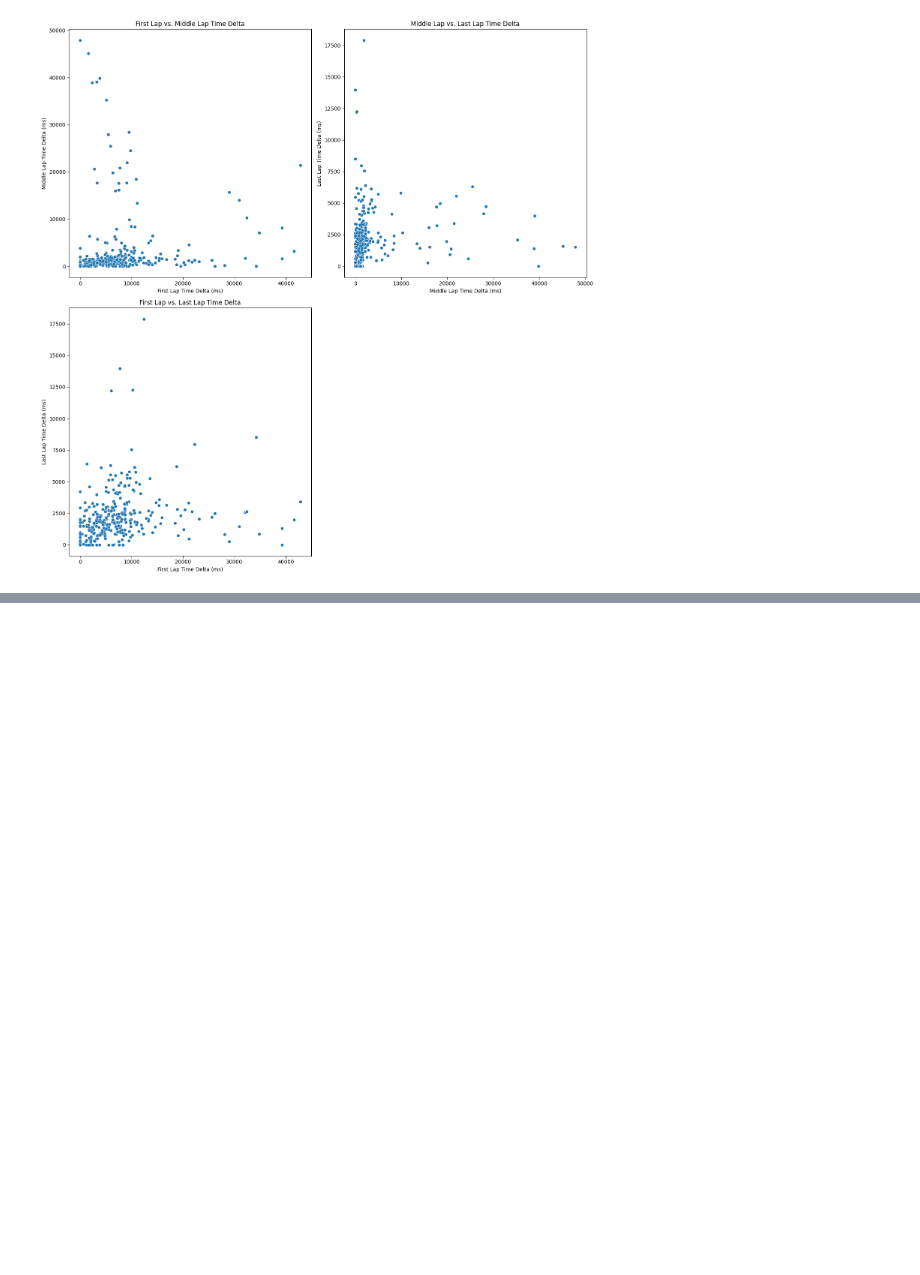
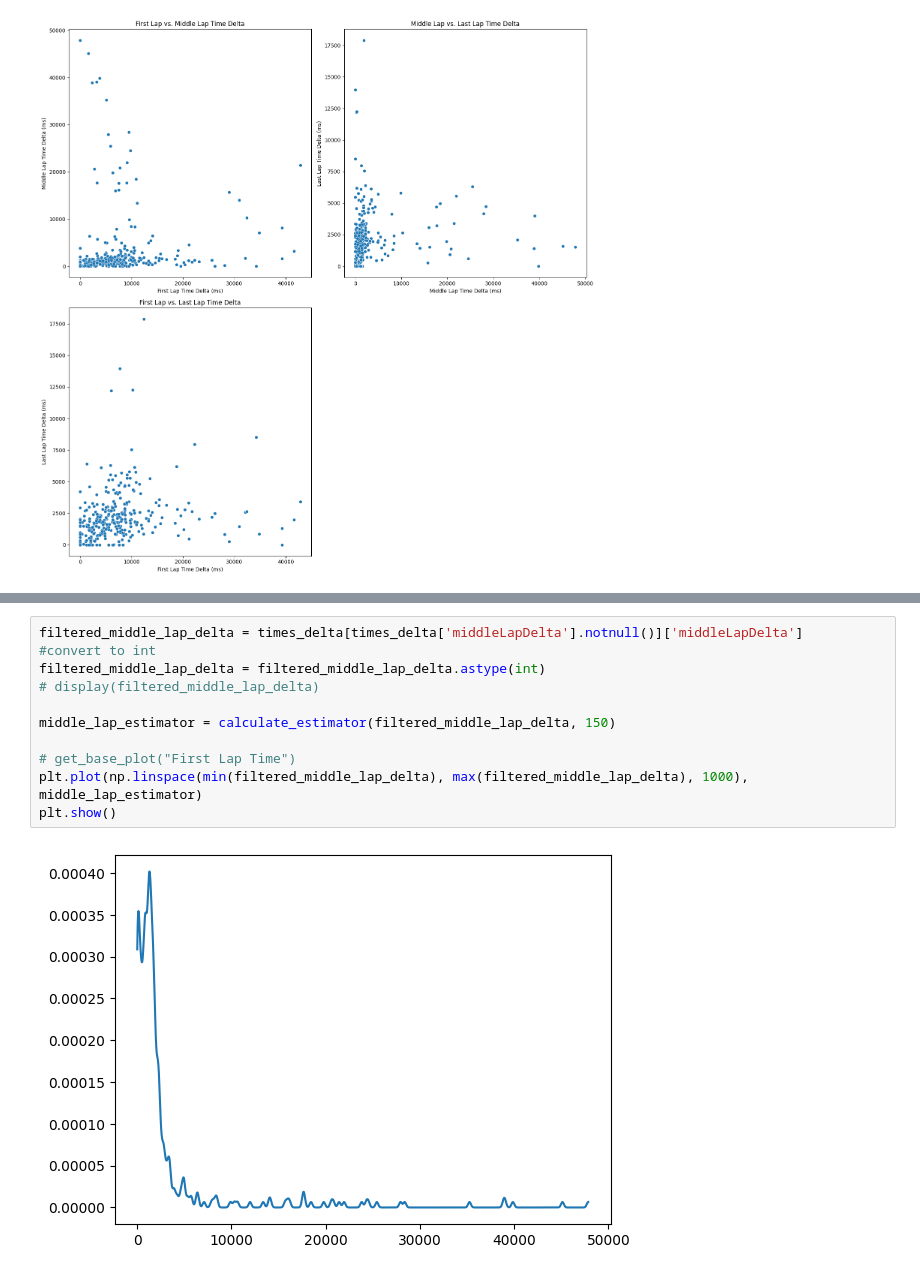
Before and after one commit to MichaelAngeloTheFirst/Formula1-Dataset-Exploration, a Jupyter notebook: f1_times.ipynb, the cells around one changed output, grey strips where cells are left out. Cells and saved outputs as stored; diff of their text form; blank space fills up the shorter version.

```diff
--- a/f1_times.ipynb
+++ b/f1_times.ipynb
@@ -439,0 +523,13 @@ plt.show()
+# %%
+filtered_middle_lap_delta = times_delta[times_delta['middleLapDelta'].notnull()]['middleLapDelta']
+#convert to int
+filtered_middle_lap_delta = filtered_middle_lap_delta.astype(int)
+# display(filtered_middle_lap_delta)
+
+middle_lap_estimator = calculate_estimator(filtered_middle_lap_delta, 150)
+
+# get_base_plot("First Lap Time")
+plt.plot(np.linspace(min(filtered_middle_lap_delta), max(filtered_middle_lap_delta), 1000), middle_lap_estimator)
+plt.show()
+# %% [output]
+[figure, added]
```
Also changed, not shown: parts of 18 cells of this notebook.
